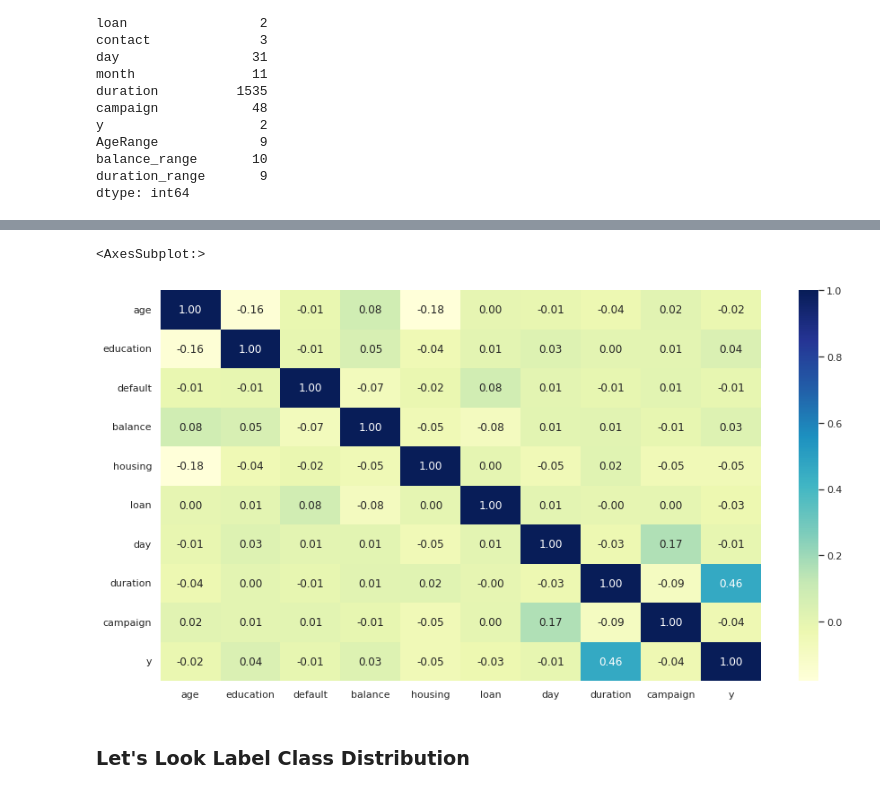
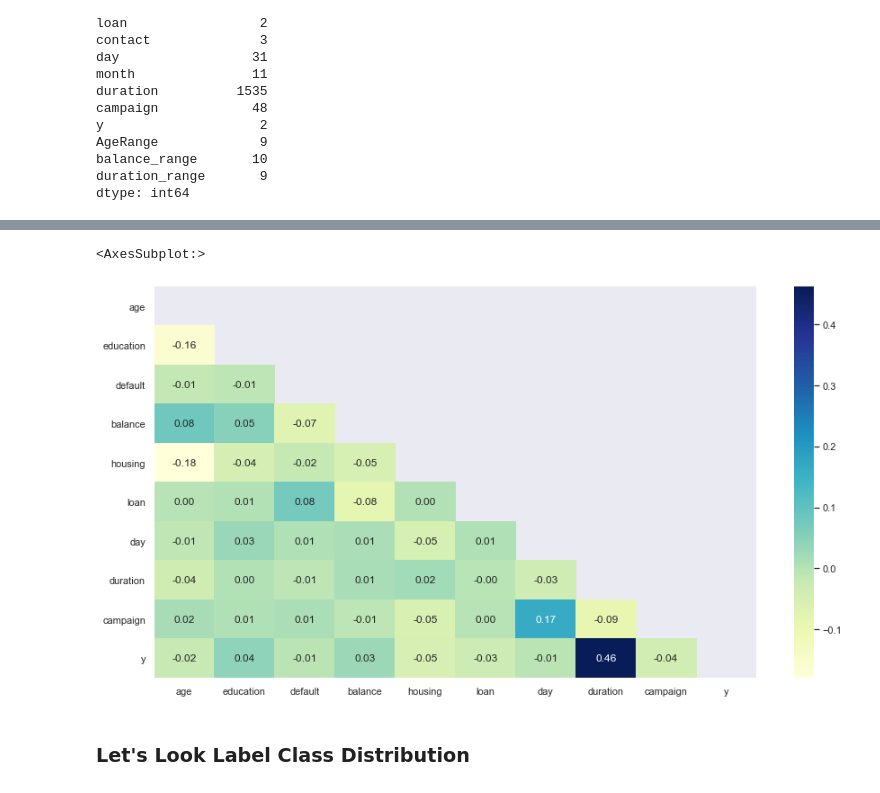
Before and after one commit to kre8tions/Apziva, a Jupyter notebook: cbxr8ZpqR79rOXna/cbxr8ZpqR79rOXna.ipynb, the cells around one changed output, grey strips where cells are left out. Cells and saved outputs as stored; diff of their text form; code cells hidden in the pictures.

```diff
--- a/cbxr8ZpqR79rOXna/cbxr8ZpqR79rOXna.ipynb
+++ b/cbxr8ZpqR79rOXna/cbxr8ZpqR79rOXna.ipynb
@@ -164,6 +166,3 @@ df.head()
 | 2 | 33 | entrepreneur | married | secondary | no | 2 | yes | yes | unknown | 5 | may | ... |
 | 3 | 47 | blue-collar | married | unknown | no | 1506 | yes | no | unknown | 5 | may | ... |
 | 4 | 33 | unknown | single | unknown | no | 1 | no | no | unknown | 5 | may | ... |
-# %%
-df['month_day'] = df['month'] + " " + str(df['day'])
-df['month_day'].head(25)
@@ -230,8 +209,6 @@ df.describe().T
 # %%
 # Creating a list of numerical columns
 num_cols = df.select_dtypes(include=np.number).columns.tolist()
-# %%
-sns.set(font_scale = 1)
 # %%
 # Plotting a histogram and boxplot to check the distribution of our numerical data
 sns.set(font_scale = 1)
@@ -537,11 +746,16 @@ plt.show()
+# %%
+# Creating a mask to mask off top half of correlation heatmap
+mask = np.zeros_like(df_num.corr())
+triangle_indices = np.triu_indices_from(mask)
+mask[triangle_indices] = True
 # %%
 # plotting the correation between numerical variables
 sns.set(font_scale = 1)
 plt.figure(figsize=(15,8))
-sns.heatmap(df_num.corr(),annot=True, fmt='0.2f', cmap='YlGnBu')
+sns.heatmap(df_num.corr(),annot=True, fmt='0.2f', cmap='YlGnBu', mask=mask)
 # %% [output]
 <AxesSubplot:>
-[figure, old version]
+[figure, new version]
 # %% [markdown]
 ### Let's Look Label Class Distribution
 # %%
```
Also changed, not shown: parts of 51 cells of this notebook.
